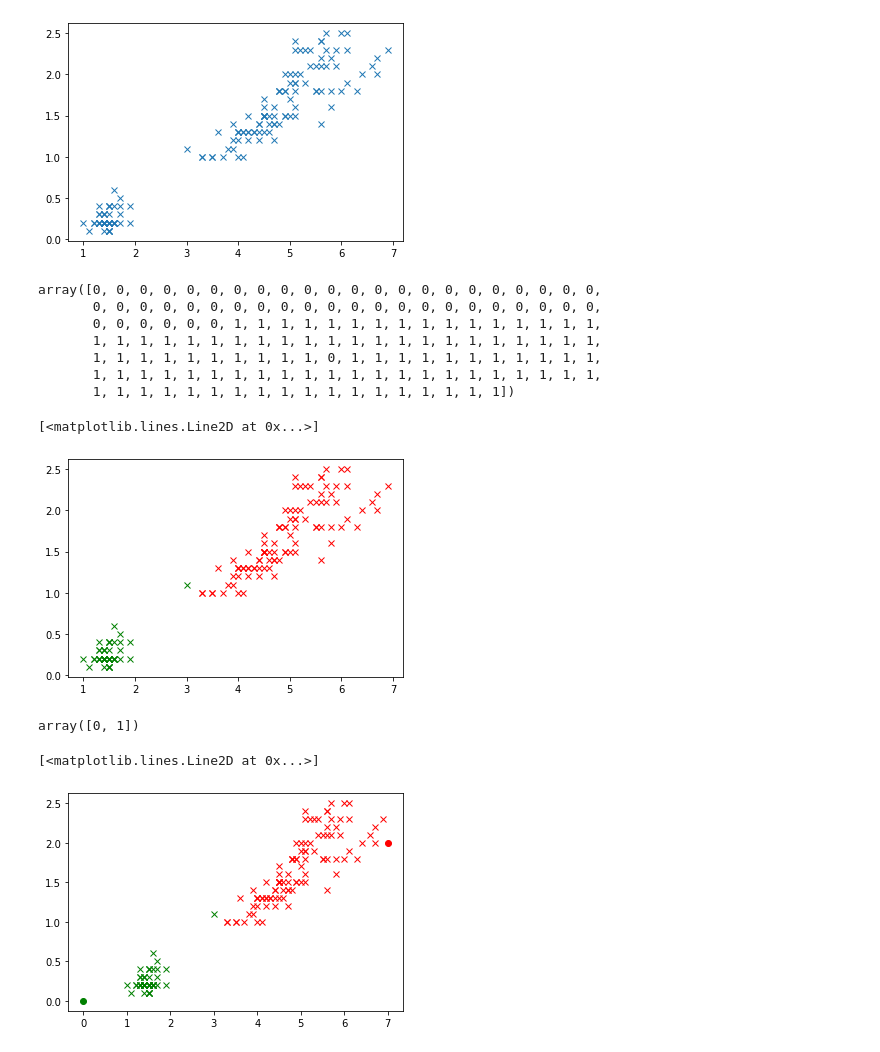
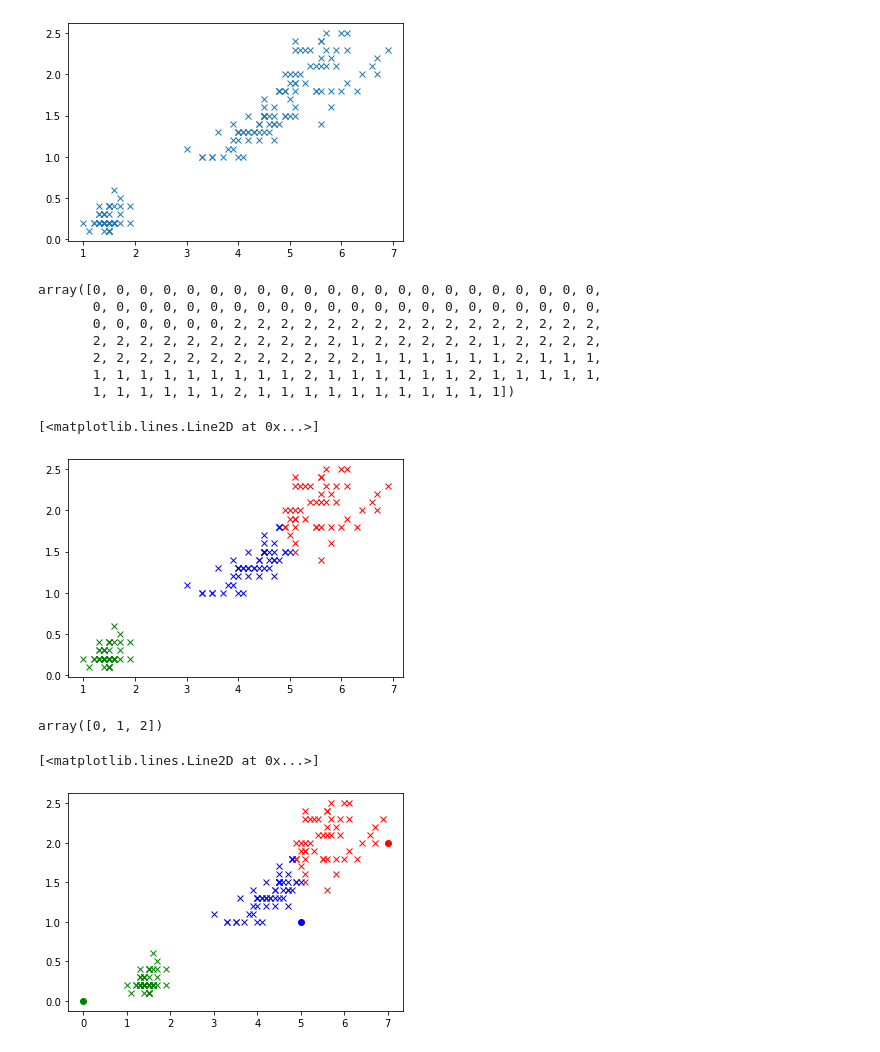
Before and after one commit to michealcannon/Tasks-2020, a Jupyter notebook: Tasks 2020.ipynb, the cells around one changed output. Saved outputs shown, nothing was run; the diff lists cells and outputs as text; code cells hidden in the pictures.

Commit message:
task 4 - adapt previous code for k-means from 2 to 3 clusters

```diff
--- a/Tasks 2020.ipynb
+++ b/Tasks 2020.ipynb
@@ -292,36 +292,39 @@ plt.plot(X[:,0], X[:,1], 'x')
 [figure]
 # %%
 # Perform kmeans fitting.
-kmeans = skcl.KMeans(n_clusters=2, random_state=0).fit(X)
+kmeans = skcl.KMeans(n_clusters=3, random_state=0).fit(X)
 # %%
 kmeans.labels_
 # %% [output]
 array([0, 0, 0, 0, 0, 0, 0, 0, 0, 0, 0, 0, 0, 0, 0, 0, 0, 0, 0, 0, 0, 0,
        0, 0, 0, 0, 0, 0, 0, 0, 0, 0, 0, 0, 0, 0, 0, 0, 0, 0, 0, 0, 0, 0,
-       0, 0, 0, 0, 0, 0, 1, 1, 1, 1, 1, 1, 1, 1, 1, 1, 1, 1, 1, 1, 1, 1,
-       1, 1, 1, 1, 1, 1, 1, 1, 1, 1, 1, 1, 1, 1, 1, 1, 1, 1, 1, 1, 1, 1,
-       1, 1, 1, 1, 1, 1, 1, 1, 1, 1, 0, 1, 1, 1, 1, 1, 1, 1, 1, 1, 1, 1,
-       1, 1, 1, 1, 1, 1, 1, 1, 1, 1, 1, 1, 1, 1, 1, 1, 1, 1, 1, 1, 1, 1,
-       1, 1, 1, 1, 1, 1, 1, 1, 1, 1, 1, 1, 1, 1, 1, 1, 1, 1])
+       0, 0, 0, 0, 0, 0, 2, 2, 2, 2, 2, 2, 2, 2, 2, 2, 2, 2, 2, 2, 2, 2,
+       2, 2, 2, 2, 2, 2, 2, 2, 2, 2, 2, 1, 2, 2, 2, 2, 2, 1, 2, 2, 2, 2,
+       2, 2, 2, 2, 2, 2, 2, 2, 2, 2, 2, 2, 1, 1, 1, 1, 1, 1, 2, 1, 1, 1,
+       1, 1, 1, 1, 1, 1, 1, 1, 1, 2, 1, 1, 1, 1, 1, 1, 2, 1, 1, 1, 1, 1,
+       1, 1, 1, 1, 1, 1, 2, 1, 1, 1, 1, 1, 1, 1, 1, 1, 1, 1])
 # %%
 plt.plot(X[kmeans.labels_ == 0][:,0], X[kmeans.labels_ == 0][:,1], 'gx')
 plt.plot(X[kmeans.labels_ == 1][:,0], X[kmeans.labels_ == 1][:,1], 'rx')
+plt.plot(X[kmeans.labels_ == 2][:,0], X[kmeans.labels_ == 2][:,1], 'bx')
 # %% [output]
 [<matplotlib.lines.Line2D at 0x...>]
-[figure, old version]
+[figure, new version]
 # %%
-# Predict the cluster for two points.
-newvals = np.array([[0, 0], [7, 2]])
+# Predict the cluster for three points.
+newvals = np.array([[0, 0], [7, 2], [5, 1]])
 predictions = kmeans.predict(newvals)
 predictions
 # %% [output]
-array([0, 1])
+array([0, 1, 2])
 # %%
 # Plot the data set.
 plt.plot(X[kmeans.labels_ == 0][:,0], X[kmeans.labels_ == 0][:,1], 'gx')
 plt.plot(X[kmeans.labels_ == 1][:,0], X[kmeans.labels_ == 1][:,1], 'rx')
+plt.plot(X[kmeans.labels_ == 2][:,0], X[kmeans.labels_ == 2][:,1], 'bx')
 plt.plot(newvals[predictions == 0][:,0], newvals[predictions == 0][:,1], 'go')
 plt.plot(newvals[predictions == 1][:,0], newvals[predictions == 1][:,1], 'ro')
+plt.plot(newvals[predictions == 2][:,0], newvals[predictions == 2][:,1], 'bo')
 # %% [output]
 [<matplotlib.lines.Line2D at 0x...>]
-[figure, old version]
+[figure, new version]
```
